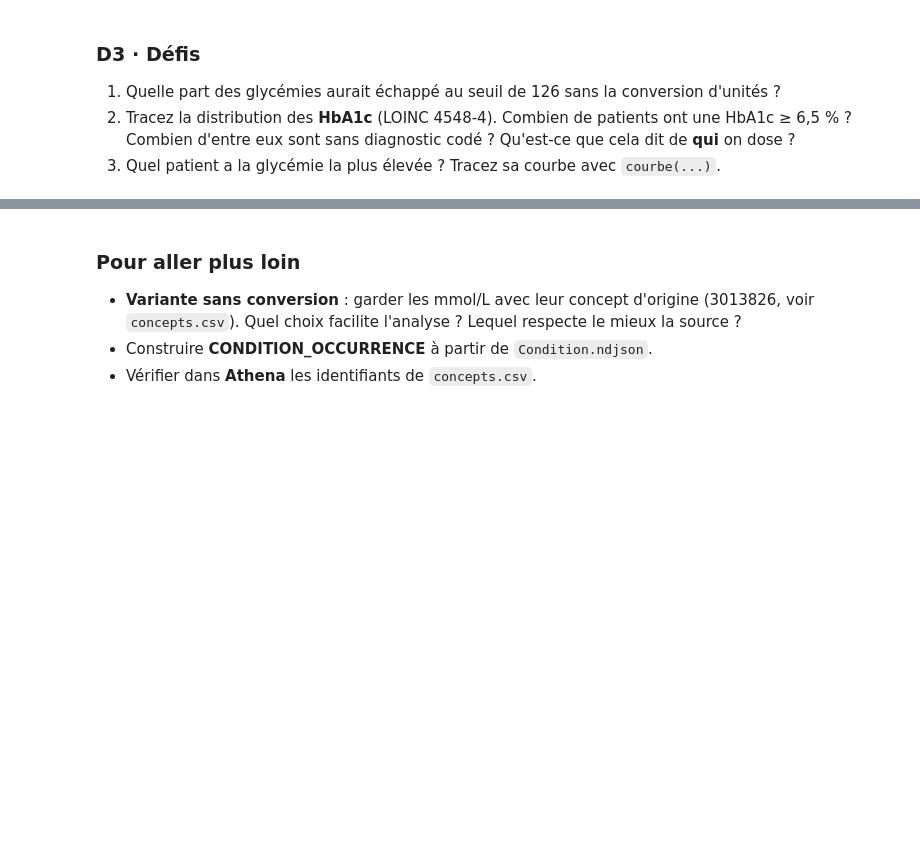
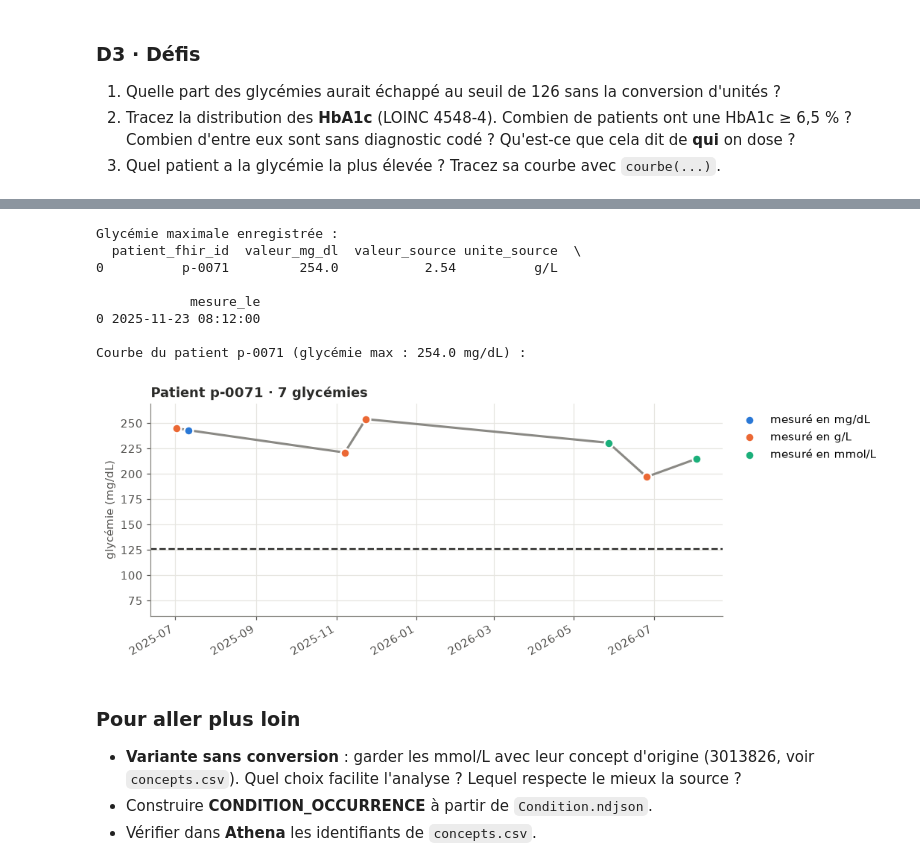
Before and after one commit to Lille-Health-Data-Science/adogony.fitzgerald.optiondata.2026, a Jupyter notebook: seance1_fhir/seance1_etudiant.ipynb, the cells around one changed output, grey strips where cells are left out. Saved outputs shown, nothing was run; the diff lists cells and outputs as text; code cells hidden in the pictures; blank space fills up the shorter version.

```diff
--- a/seance1_fhir/seance1_etudiant.ipynb
+++ b/seance1_fhir/seance1_etudiant.ipynb
@@ -560,6 +751,31 @@ courbe(a_signaler[0])
 # %%
-# Défi 3 · À vous
-...
+# Défi 3 · Patient avec la glycémie la plus élevée
+max_mesure = con.sql('''
+    select patient_fhir_id,
+           valeur_mg_dl,
+           valeur_source,
+           unite_source,
+           mesure_le
+    from stg_glycemie
+    order by valeur_mg_dl desc
+    limit 1
+''').df()
+print("Glycémie maximale enregistrée :")
+print(max_mesure)
+
+p_max = max_mesure.iloc[0]["patient_fhir_id"]
+print(f"\nCourbe du patient {p_max} (glycémie max : {max_mesure.iloc[0]['valeur_mg_dl']} mg/dL) :")
+courbe(p_max)
+# %% [output]
+Glycémie maximale enregistrée :
+  patient_fhir_id  valeur_mg_dl  valeur_source unite_source  \
+0          p-0071         254.0           2.54          g/L
+
+            mesure_le
+0 2025-11-23 08:12:00
+
+Courbe du patient p-0071 (glycémie max : 254.0 mg/dL) :
+[figure, added]
 # %% [markdown]
 ### Pour aller plus loin
 - **Variante sans conversion** : garder les mmol/L avec leur concept d'origine (3013826, voir `concepts.csv`).
```
Also changed, not shown: parts of 25 cells of this notebook, 11 other files.
